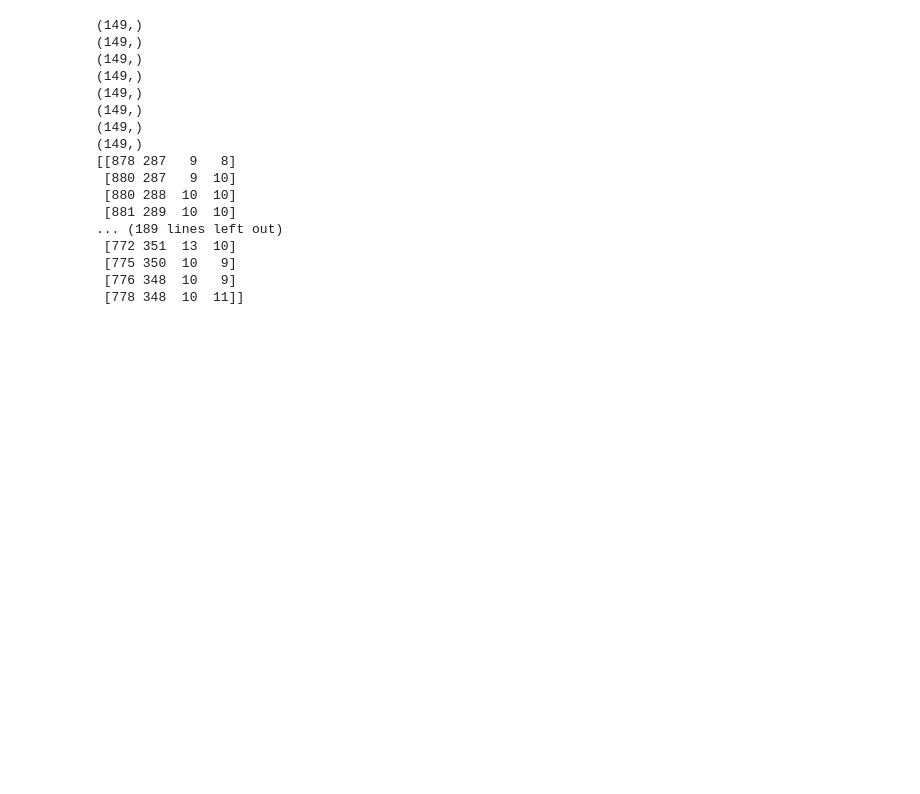
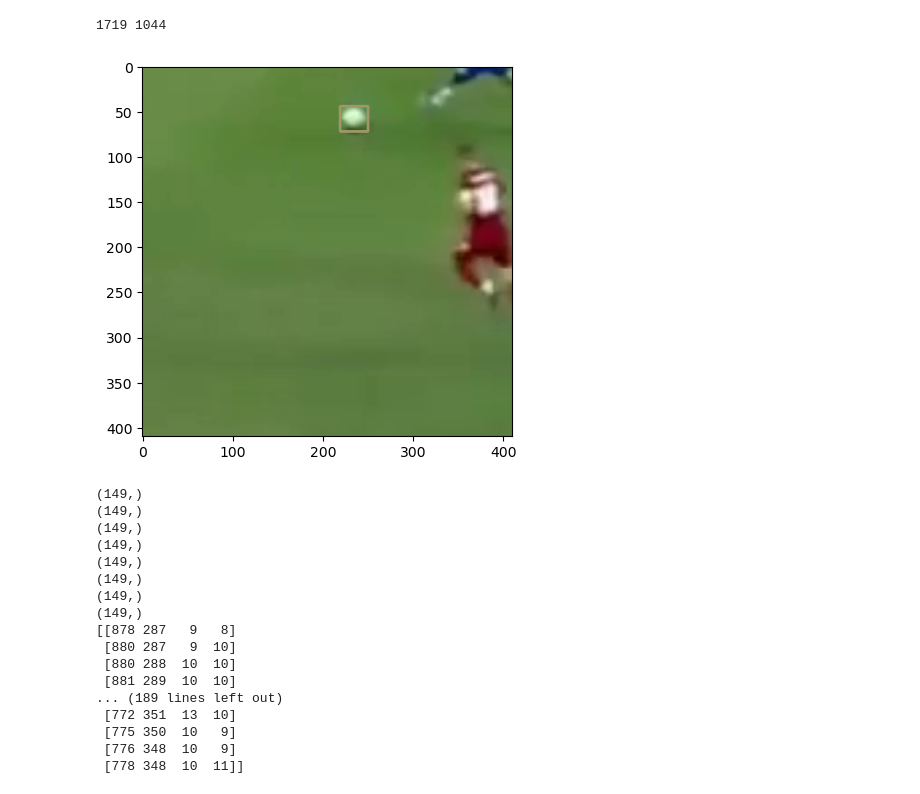
Before and after one commit to Wootack/22A_CV_Project_Team4, a Jupyter notebook: test.ipynb, the cells around one changed output. Saved outputs shown, nothing was run; the diff lists cells and outputs as text; code cells hidden in the pictures; blank space fills up the shorter version.

Commit message:
Find ball in first frame

```diff
--- a/test.ipynb
+++ b/test.ipynb
@@ -3,7 +3,7 @@ import cv2
 import matplotlib.pyplot as plt
 import numpy as np
 # %%
-input_path = './data/offside_1/014.mp4'
+input_path = './data/testD.mp4'
 video1 = cv2.VideoCapture(input_path)
 # %%
 with open('darknet/cfg/coco.names') as f:
@@ -12,6 +12,55 @@ network = cv2.dnn.readNet('darknet/cfg/yolov3.weights', 'darknet/cfg/yolov3.cfg'
 ln = network.getLayerNames()
 ln = [ln[i-1] for i in network.getUnconnectedOutLayers()]
 colors = np.random.uniform(0, 255, size=(len(labels), 3))
+# %%
+fr = 0
+hi = True
+video1.set(cv2.CAP_PROP_POS_FRAMES, fr)
+while True:
+    ret, frame = video1.read()
+    if hi:
+        rfrom = 1000
+        cfrom = 1500
+        frame = frame[rfrom:rfrom+410, cfrom:cfrom+410]
+
+    frame_hsv = cv2.cvtColor(frame, cv2.COLOR_BGR2HSV)
+    mask_ground = cv2.inRange(frame_hsv, np.array([0,0,0]), np.array([255,60,255]))
+
+
+    plt.figure()
+    SPORTS_BALL = 32
+    height, width = frame.shape[:2]
+    blob = cv2.dnn.blobFromImage(frame, 1/255., (416, 416), swapRB=True, crop=False)
+    network.setInput(blob)
+    output_from_network = network.forward(ln)
+    boxes=[]
+    confidences = []
+    for out in output_from_network:
+        for detection in out:
+            scores = detection[5:]
+            class_id = np.argmax(scores)
+            if class_id != SPORTS_BALL: continue
+            confidence = scores[class_id]
+            if confidence>0.1:
+                w = int(detection[2] * width)
+                h = int(detection[3] * height)
+                x = int((detection[0] - detection[2]/2) * width)
+                y = int((detection[1] - detection[3]/2) * height)
+                boxes.append([x, y, w, h])
+                confidences.append(float(confidence))
+    indexes = cv2.dnn.NMSBoxes(boxes, confidences, 0.1, 0.4)
+    boxes = np.asarray(boxes)[indexes]
+    for i, box in enumerate(boxes):
+        x, y, w, h = box
+        color = colors[i]
+        cv2.rectangle(frame, (x,y), (x+w, y+h), color, 2)
+    print(x+cfrom, y+rfrom)
+    plt.imshow(cv2.cvtColor(frame, cv2.COLOR_BGR2RGB))
+    plt.show()
+    break
+# %% [output]
+1719 1044
+[figure, added]
 # %%
 import pickle
 with open('temp.pickle', 'rb') as fp:
```
Also changed, not shown: 3 other files.
